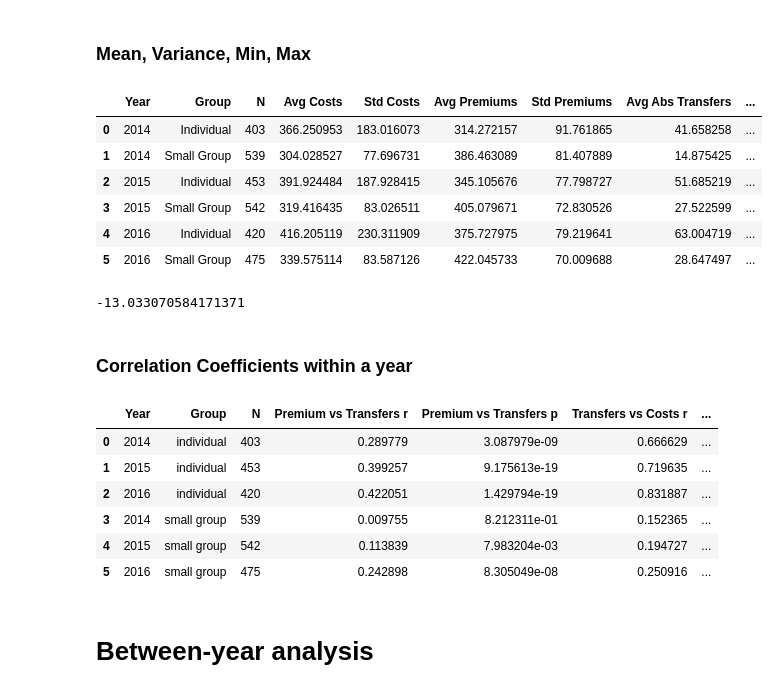
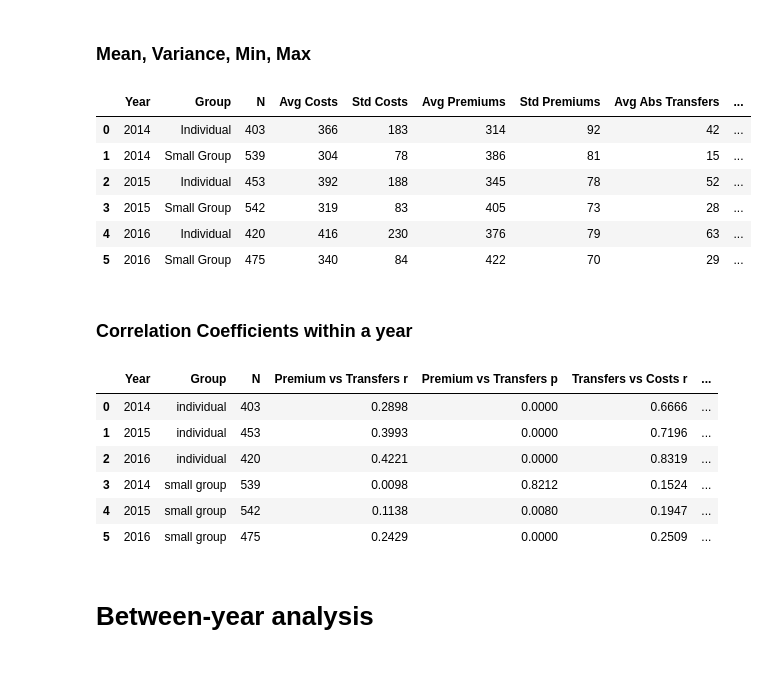
Before and after one commit to guanzgrace/risk-adjustment-model-validation, a Jupyter notebook: Validation.ipynb, the cells around one changed output. Saved outputs shown, nothing was run; the diff lists cells and outputs as text; code cells hidden in the pictures.

```diff
--- a/Validation.ipynb
+++ b/Validation.ipynb
@@ -116,7 +116,7 @@ def calculate_pmm(df, df_labels, group):
     elif group == "sg":
         df["ProfitsPMM"] = df["PremiumsPMM"] - df["CostsPMM"] + df["TransfersPMM"]
     df["PremMinusCostsPMM"] = df["PremiumsPMM"] - df["CostsPMM"]
-    #df["PremMinusCostsPlusTransfersPMM"] = df["PremiumsPMM"] - df["CostsPMM"] + np.mean(df["TransfersPMM"])
+    df["PremMinusCostsPlusTransfersPMM"] = df["PremiumsPMM"] - df["CostsPMM"] + df["TransfersPMM"]
     return df
 
 ind_data_14 = calculate_pmm(ind_data_14, ind_labels_14, "i")
@@ -157,49 +157,49 @@ df = pd.DataFrame(columns=["Year", "Group", "N", "Avg Costs", "Std Costs",
 
 years = [2014, 2015, 2016]
 groups = ["Individual", "Small Group"]
 ind_dfs = dict()
 ind_dfs[2014] = ind_data_14
 ind_dfs[2015] = ind_data_15
 ind_dfs[2016] = ind_data_16
 sg_dfs = dict()
 sg_dfs[2014] = sg_data_14
 sg_dfs[2015] = sg_data_15
 sg_dfs[2016] = sg_data_16
 data = dict()
 data["Individual"] = ind_dfs
 data["Small Group"] = sg_dfs
 labels = ["CostsPMM", "PremiumsPMM", "TransfersPMM", "ProfitsPMM", "ReinsurancePMM"]
 
 i = 0
 for year in years:
     for group in groups:
         b = labels
         a = data[group][year]
         if group == "Individual":
             df.loc[i] = [year, group, len(a),
-                         np.mean(a[b[0]]), np.std(a[b[0]]),
-                         np.mean(a[b[1]]), np.std(a[b[1]]),
-                         np.mean(abs(a[b[2]])), np.std(abs(a[b[2]])),
-                         np.mean(a[b[2]]), np.std(a[b[2]]),
-                         np.average(a[b[2]], weights=a["MM"]),
-                         np.mean(a[b[3]]), np.std(a[b[3]]),
-                         np.mean(a[b[4]]), np.std(a[b[4]])]
+                         round(np.mean(a[b[0]])), round(np.std(a[b[0]])),
+                         round(np.mean(a[b[1]])), round(np.std(a[b[1]])),
+                         round(np.mean(abs(a[b[2]]))), round(np.std(abs(a[b[2]]))),
+                         round(np.mean(a[b[2]])), round(np.std(a[b[2]])),
+                         round(np.average(a[b[2]], weights=a["MM"])),
+                         round(np.mean(a[b[3]])), round(np.std(a[b[3]])),
+                         round(np.mean(a[b[4]])), round(np.std(a[b[4]]))]
         else:
             df.loc[i] = [year, group, len(a),
-                         np.mean(a[b[0]]), np.std(a[b[0]]),
-                         np.mean(a[b[1]]), np.std(a[b[1]]),
-                         np.mean(abs(a[b[2]])), np.std(abs(a[b[2]])),
-                         np.mean(a[b[2]]), np.std(a[b[2]]),
-                         np.average(a[b[2]], weights=a["MM"]),
-                         np.mean(a[b[3]]), np.std(a[b[3]]),
+                         round(np.mean(a[b[0]])), round(np.std(a[b[0]])),
+                         round(np.mean(a[b[1]])), round(np.std(a[b[1]])),
+                         round(np.mean(abs(a[b[2]]))), round(np.std(abs(a[b[2]]))),
+                         round(np.mean(a[b[2]])), round(np.std(a[b[2]])),
+                         round(np.average(a[b[2]], weights=a["MM"])),
+                         round(np.mean(a[b[3]])), round(np.std(a[b[3]])),
                          np.nan, np.nan]
         i = i + 1
 df
 # %% [output]
 |  | Year | Group | N | Avg Costs | Std Costs | Avg Premiums | Std Premiums | Avg Abs Transfers | ... |
-| 0 | 2014 | Individual | 403 | 366.250953 | 183.016073 | 314.272157 | 91.761865 | 41.658258 | ... |
-| 1 | 2014 | Small Group | 539 | 304.028527 | 77.696731 | 386.463089 | 81.407889 | 14.875425 | ... |
-| 2 | 2015 | Individual | 453 | 391.924484 | 187.928415 | 345.105676 | 77.798727 | 51.685219 | ... |
-| 3 | 2015 | Small Group | 542 | 319.416435 | 83.026511 | 405.079671 | 72.830526 | 27.522599 | ... |
-| 4 | 2016 | Individual | 420 | 416.205119 | 230.311909 | 375.727975 | 79.219641 | 63.004719 | ... |
-| 5 | 2016 | Small Group | 475 | 339.575114 | 83.587126 | 422.045733 | 70.009688 | 28.647497 | ... |
+| 0 | 2014 | Individual | 403 | 366 | 183 | 314 | 92 | 42 | ... |
+| 1 | 2014 | Small Group | 539 | 304 | 78 | 386 | 81 | 15 | ... |
+| 2 | 2015 | Individual | 453 | 392 | 188 | 345 | 78 | 52 | ... |
+| 3 | 2015 | Small Group | 542 | 319 | 83 | 405 | 73 | 28 | ... |
+| 4 | 2016 | Individual | 420 | 416 | 230 | 376 | 79 | 63 | ... |
+| 5 | 2016 | Small Group | 475 | 340 | 84 | 422 | 70 | 29 | ... |
@@ -208,7 +206,3 @@ sg_dfs[2016][["HIOS INPUTTED INSURANCE COMPANY NAME", "HHS RISK ADJUSTMENT TRANS
-# %%
-np.average(sg_dfs[2016]["TransfersPMM"])
-# %% [output]
--13.033070584171371
 # %% [markdown]
 <a id='a2'></a>
 ### Correlation Coefficients within a year
@@ -226,7 +220,9 @@ def within_year_analysis(df, year, group):
     r2 = pearsonr(df["TransfersPMM"], df["CostsPMM"])
     r3 = pearsonr(df["CostsPMM"], df["PremiumsPMM"])
     r4 = pearsonr(df["ProfitsPMM"], df["TransfersPMM"])
-    return [year, group, len(df), r1[0], r1[1], r2[0], r2[1], r3[0], r3[1], r4[0], r4[1]]
+    return [year, group, len(df), round(r1[0], 4), round(r1[1], 4),
+            round(r2[0], 4), round(r2[1], 4), round(r3[0], 4),
+            round(r3[1], 4), round(r4[0], 4), round(r4[1], 4)]
 
 df2.loc[0] = within_year_analysis(ind_data_14, 2014, "individual")
 df2.loc[1] = within_year_analysis(ind_data_15, 2015, "individual")
@@ -238,12 +234,12 @@ df2.loc[5] = within_year_analysis(sg_data_16, 2016, "small group")
 df2
 # %% [output]
 |  | Year | Group | N | Premium vs Transfers r | Premium vs Transfers p | Transfers vs Costs r | ... |
-| 0 | 2014 | individual | 403 | 0.289779 | 3.087979e-09 | 0.666629 | ... |
-| 1 | 2015 | individual | 453 | 0.399257 | 9.175613e-19 | 0.719635 | ... |
-| 2 | 2016 | individual | 420 | 0.422051 | 1.429794e-19 | 0.831887 | ... |
-| 3 | 2014 | small group | 539 | 0.009755 | 8.212311e-01 | 0.152365 | ... |
-| 4 | 2015 | small group | 542 | 0.113839 | 7.983204e-03 | 0.194727 | ... |
-| 5 | 2016 | small group | 475 | 0.242898 | 8.305049e-08 | 0.250916 | ... |
+| 0 | 2014 | individual | 403 | 0.2898 | 0.0000 | 0.6666 | ... |
+| 1 | 2015 | individual | 453 | 0.3993 | 0.0000 | 0.7196 | ... |
+| 2 | 2016 | individual | 420 | 0.4221 | 0.0000 | 0.8319 | ... |
+| 3 | 2014 | small group | 539 | 0.0098 | 0.8212 | 0.1524 | ... |
+| 4 | 2015 | small group | 542 | 0.1138 | 0.0080 | 0.1947 | ... |
+| 5 | 2016 | small group | 475 | 0.2429 | 0.0000 | 0.2509 | ... |
 # %% [markdown]
 # Between-year analysis
 # %% [markdown]
```
Also changed, not shown: parts of 32 cells of this notebook, 3 other files.
